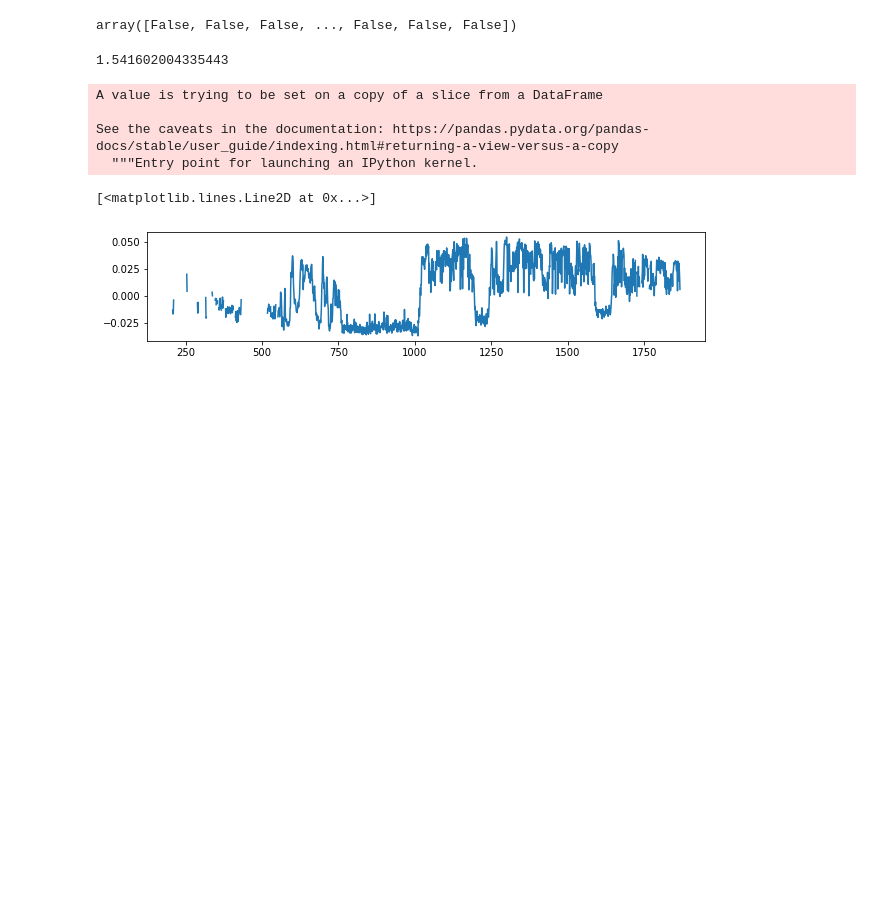
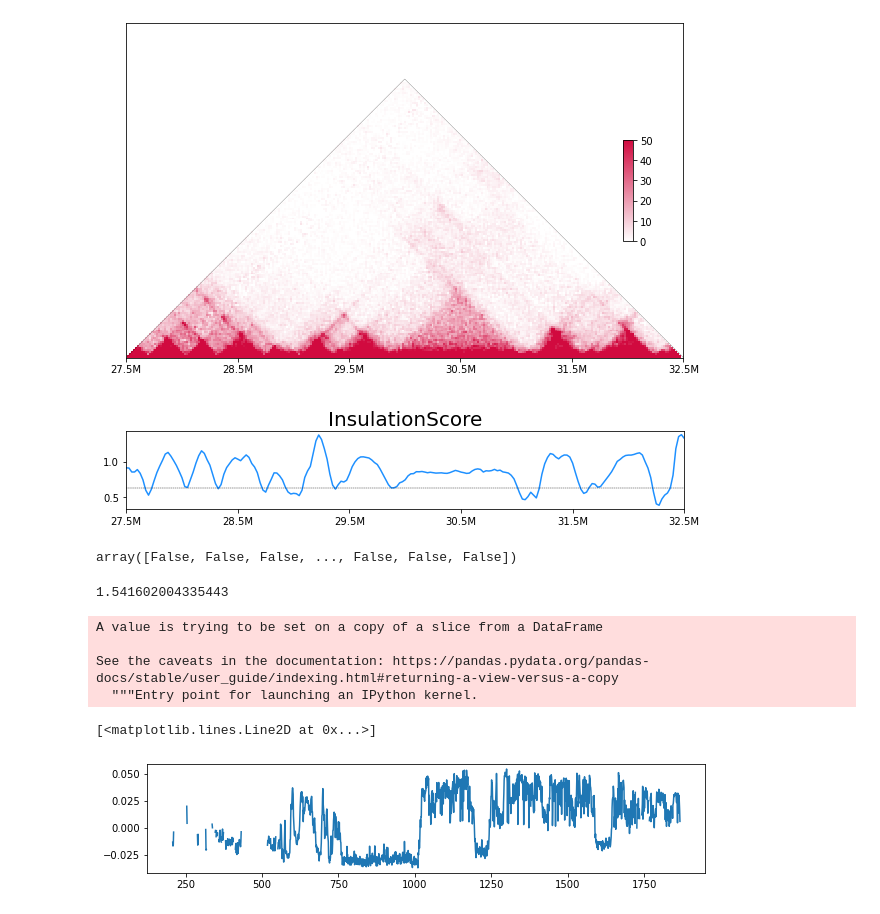
Before and after one commit to wangjk321/HiC1Dmetrics, a Jupyter notebook: ForTest.ipynb, the cells around one changed output. Cells and saved outputs as stored; diff of their text form; code cells hidden in the pictures; blank space fills up the shorter version.

```diff
--- a/ForTest.ipynb
+++ b/ForTest.ipynb
@@ -13,3 +41,7 @@ cmap2= LinearSegmentedColormap.from_list("custom2",['#1310cc', '#FFFFFF', '#d10a
+# %%
+PlotBedGraph("test_data/Control_1/observed.KR.chr21.matrix.gz",25000,startSite=27500000,endSite=32500000,chr="chr21",clmax=50).draw("IS")
+# %% [output]
+[figure, added]
 # %%
 ss =CompartmentPC1("test_data/Control_1/observed.KR.chr21.matrix.gz",25000,"chr21")
 # %%
```
Also changed, not shown: parts of 7 cells of this notebook, 2 other files.
